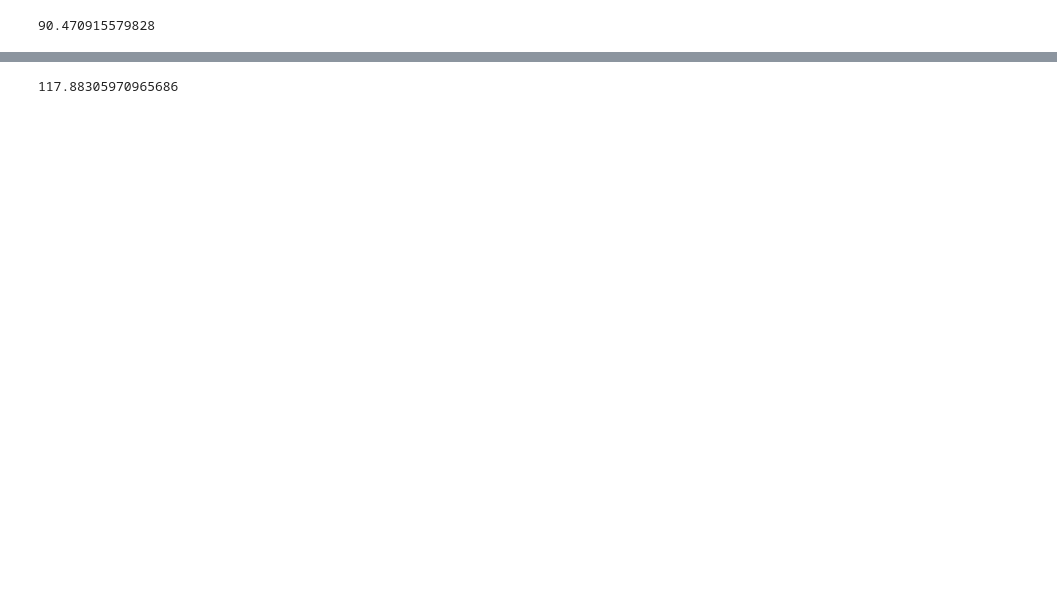
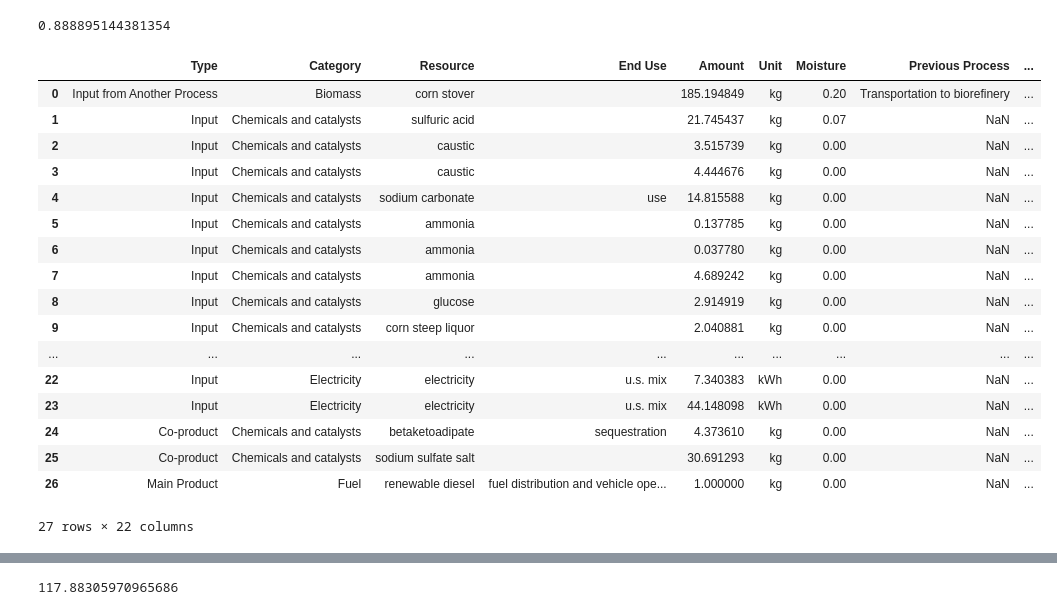
Before and after one commit to olw0905/Interactive-SCSA_Dash, a Jupyter notebook: Untitled.ipynb, the cells around one changed output, grey strips where cells are left out. Saved outputs shown, nothing was run; the diff lists cells and outputs as text; code cells hidden in the pictures; blank space fills up the shorter version.

```diff
--- a/Untitled.ipynb
+++ b/Untitled.ipynb
@@ -34,7 +183,25 @@ main_incumbent_total = res_new_with_incumbent.loc[
 # %%
-main_incumbent_total
+format_input(lci_mapping['Fuel production'], basis='energy')
 # %% [output]
-90.470915579828
+0.888895144381354
+|  | Type | Category | Resource | End Use | Amount | Unit | Moisture | Previous Process | ... |
+| 0 | Input from Another Process | Biomass | corn stover |  | 185.194849 | kg | 0.20 | Transportation to biorefinery | ... |
+| 1 | Input | Chemicals and catalysts | sulfuric acid |  | 21.745437 | kg | 0.07 | NaN | ... |
+| 2 | Input | Chemicals and catalysts | caustic |  | 3.515739 | kg | 0.00 | NaN | ... |
+| 3 | Input | Chemicals and catalysts | caustic |  | 4.444676 | kg | 0.00 | NaN | ... |
+| 4 | Input | Chemicals and catalysts | sodium carbonate | use | 14.815588 | kg | 0.00 | NaN | ... |
+| 5 | Input | Chemicals and catalysts | ammonia |  | 0.137785 | kg | 0.00 | NaN | ... |
+| 6 | Input | Chemicals and catalysts | ammonia |  | 0.037780 | kg | 0.00 | NaN | ... |
+| 7 | Input | Chemicals and catalysts | ammonia |  | 4.689242 | kg | 0.00 | NaN | ... |
+| 8 | Input | Chemicals and catalysts | glucose |  | 2.914919 | kg | 0.00 | NaN | ... |
+| 9 | Input | Chemicals and catalysts | corn steep liquor |  | 2.040881 | kg | 0.00 | NaN | ... |
+| ... | ... | ... | ... | ... | ... | ... | ... | ... | ... |
+| 22 | Input | Electricity | electricity | u.s. mix | 7.340383 | kWh | 0.00 | NaN | ... |
+| 23 | Input | Electricity | electricity | u.s. mix | 44.148098 | kWh | 0.00 | NaN | ... |
+| 24 | Co-product | Chemicals and catalysts | betaketoadipate | sequestration | 4.373610 | kg | 0.00 | NaN | ... |
+| 25 | Co-product | Chemicals and catalysts | sodium sulfate salt |  | 30.691293 | kg | 0.00 | NaN | ... |
+| 26 | Main Product | Fuel | renewable diesel | fuel distribution and vehicle ope... | 1.000000 | kg | 0.00 | NaN | ... |
+27 rows × 22 columns
 # %%
 main_product_total
 # %% [output]
```
Also changed, not shown: parts of 19 cells of this notebook, 6 other files.
